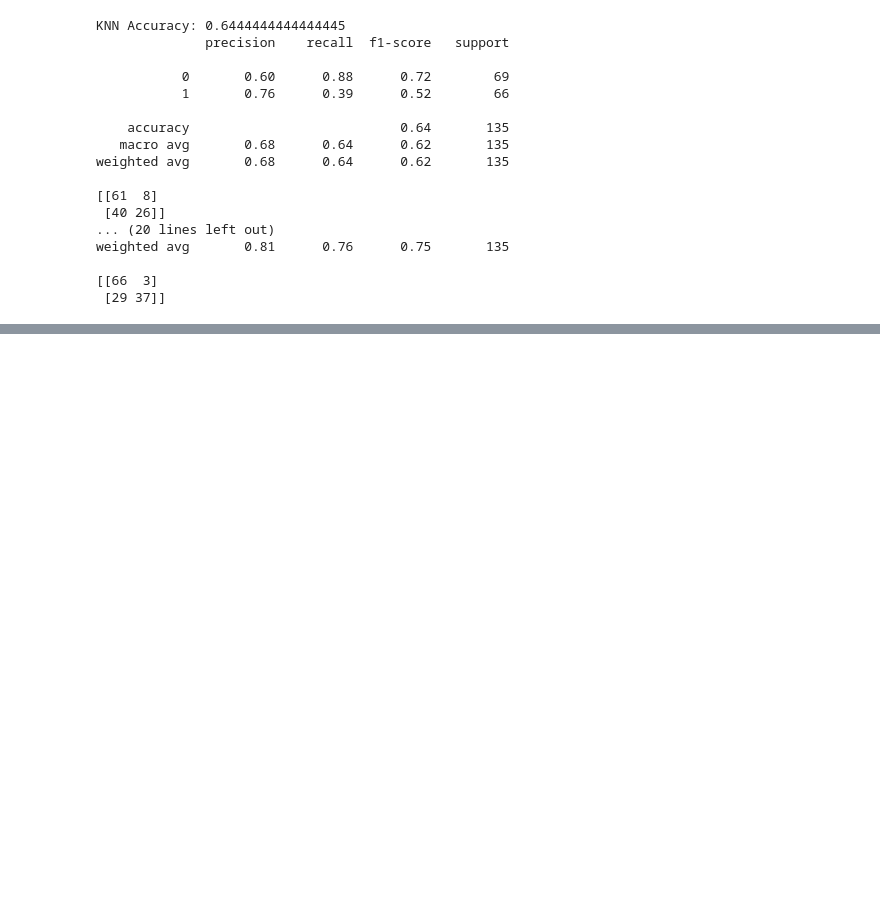
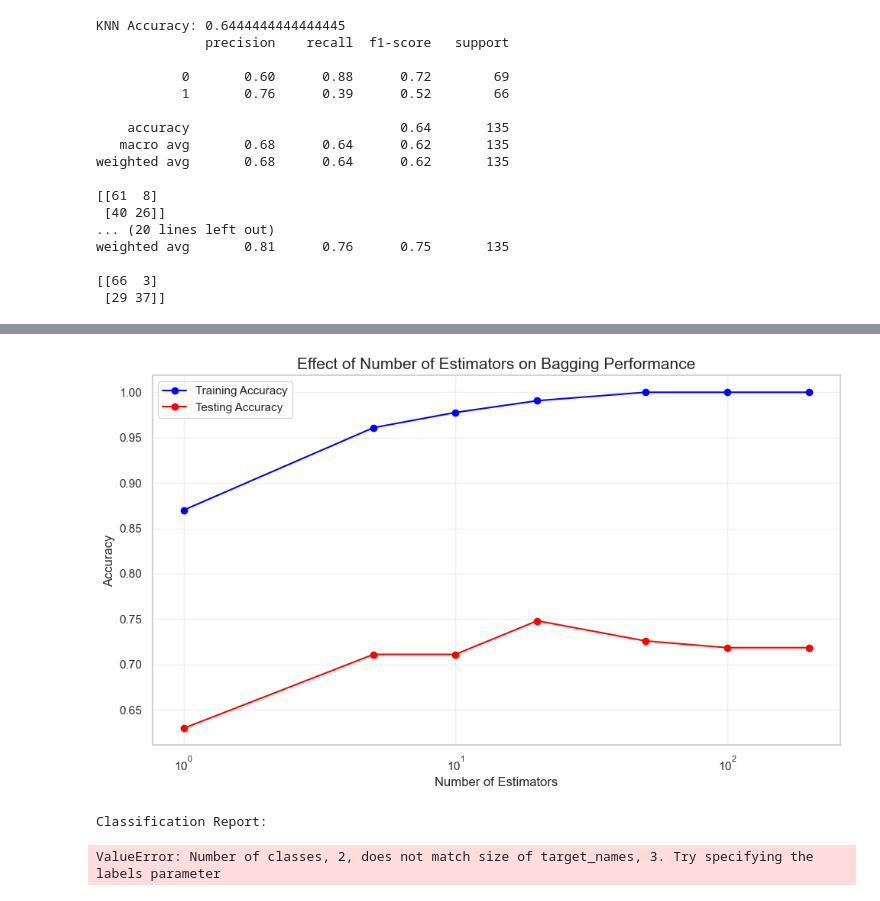
Before and after one commit to TasnimulIntazamAsif/EDGE_Project-Movie_Genre, a Jupyter notebook: movie_genre.ipynb, the cells around one changed output, grey strips where cells are left out. Saved outputs shown, nothing was run; the diff lists cells and outputs as text; code cells hidden in the pictures; blank space fills up the shorter version.

```diff
--- a/movie_genre.ipynb
+++ b/movie_genre.ipynb
@@ -316,0 +310,63 @@ Improvement: 10.88%
+# %%
+# Effect of the number of estimators
+estimator_range = [1, 5, 10, 20, 50, 100, 200]
+train_scores = []
+test_scores = []
+
+for n_estimators in estimator_range:
+    bagging = BaggingClassifier(
+        estimator=DecisionTreeClassifier(),
+        n_estimators=n_estimators,
+        random_state=42
+    )
+    bagging.fit(X_train, y_train)
+
+    train_scores.append(accuracy_score(y_train, bagging.predict(X_train)))
+    test_scores.append(accuracy_score(y_test, bagging.predict(X_test)))
+
+# Plot the results
+plt.figure(figsize=(10, 6))
+plt.plot(estimator_range, train_scores, 'o-', color='blue', label='Training Accuracy')
+plt.plot(estimator_range, test_scores, 'o-', color='red', label='Testing Accuracy')
+plt.xlabel('Number of Estimators')
+plt.ylabel('Accuracy')
+plt.title('Effect of Number of Estimators on Bagging Performance', fontsize=15)
+plt.xscale('log')
+plt.grid(True, alpha=0.3)
+plt.legend()
+plt.tight_layout()
+plt.show()
+# %% [output]
+[figure, added]
+# %%
+
+
+# Train a bagging classifier
+bagging = BaggingClassifier(
+    estimator=DecisionTreeClassifier(),
+    n_estimators=100,
+    random_state=42
+)
+bagging.fit(X_train, y_train)
+
+# Make predictions
+y_pred = bagging.predict(X_test)
+
+# Evaluate the classifier
+print("Classification Report:")
+print(classification_report(y_test, y_pred, target_names=target_names))
+
+# Visualize the confusion matrix
+from sklearn.metrics import confusion_matrix, ConfusionMatrixDisplay
+
+cm = confusion_matrix(y_test, y_pred)
+disp = ConfusionMatrixDisplay(confusion_matrix=cm, display_labels=target_names)
+
+plt.figure(figsize=(8, 6))
+disp.plot(cmap=plt.cm.Blues)
+plt.title("Confusion Matrix for Bagging Classifier")
+plt.tight_layout()
+plt.show()
+# %% [output]
+Classification Report:
+ValueError: Number of classes, 2, does not match size of target_names, 3. Try specifying the labels parameter
```
Also changed, not shown: parts of 3 cells of this notebook.
